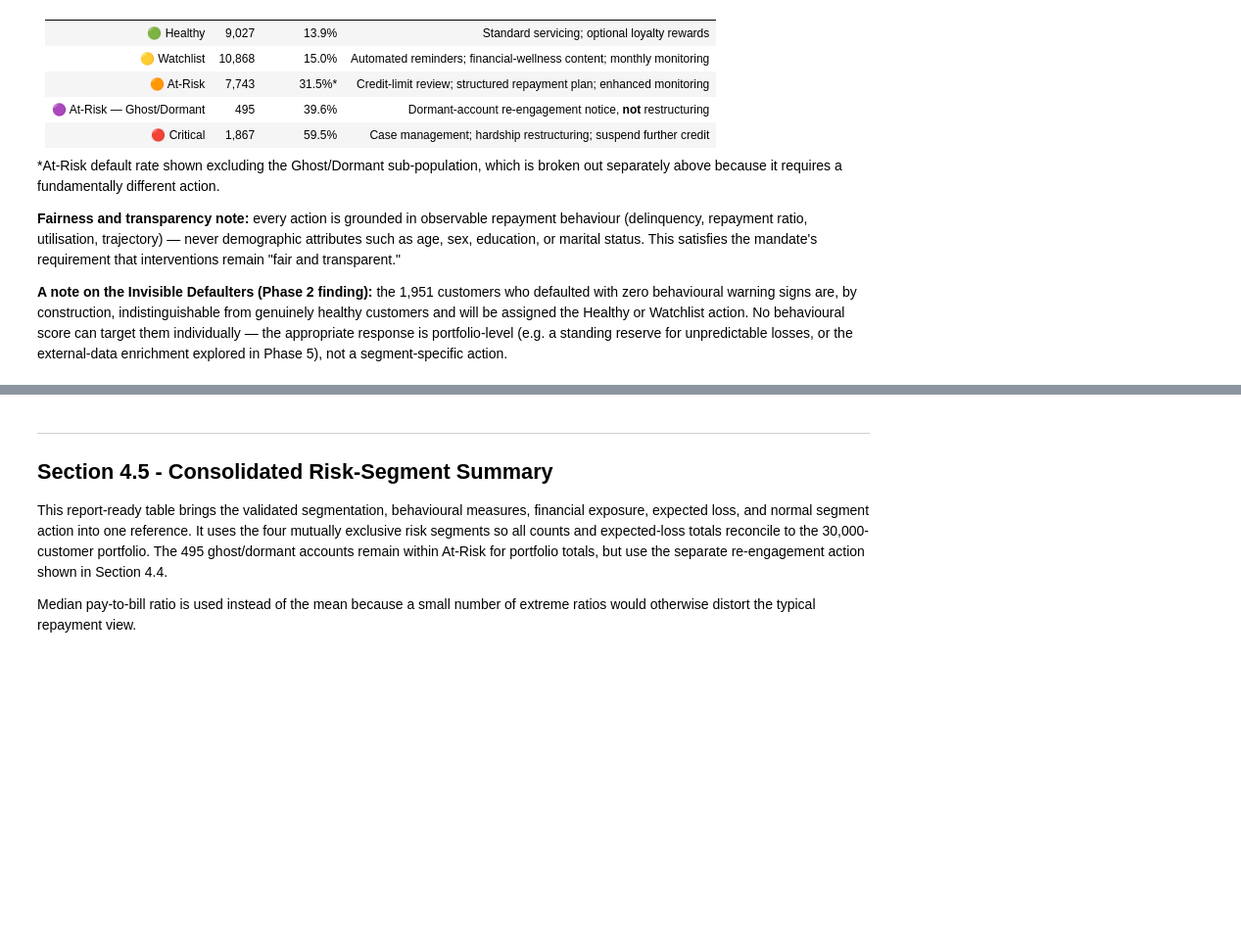
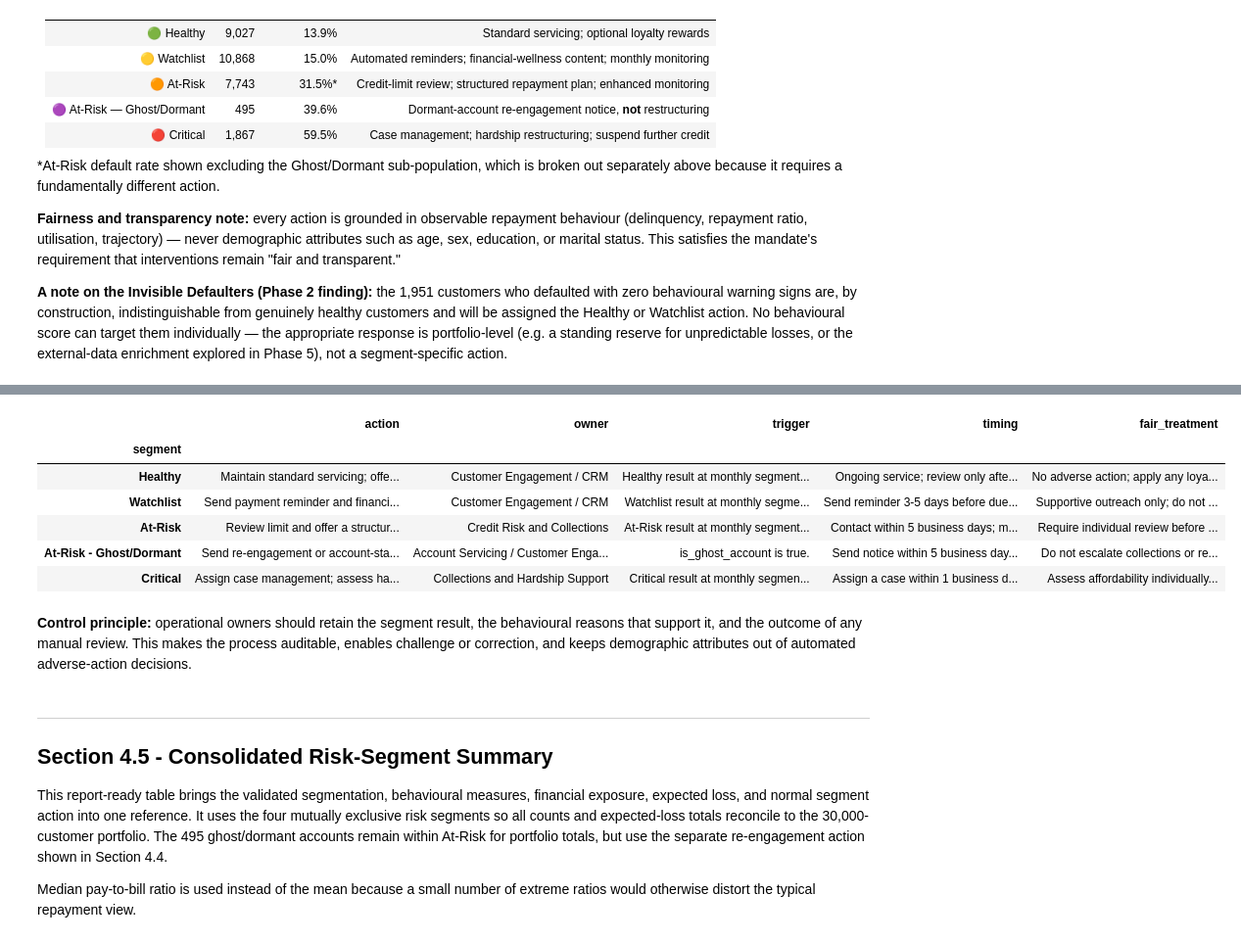
Before and after one commit to dinukaly/CreditScope-Analytics, a Jupyter notebook: phase4_strategic_recommendations.ipynb, the cells around one changed output, grey strips where cells are left out. Shown at 98% size. Cells and saved outputs as stored; diff of their text form; code cells hidden in the pictures; blank space fills up the shorter version.

```diff
--- a/phase4_strategic_recommendations.ipynb
+++ b/phase4_strategic_recommendations.ipynb
@@ -641,3 +646,66 @@ action_summary[[
+# %%
+# Proposed operating controls; these do not change the segmentation or score.
+OPERATING_PLAYBOOK = pd.DataFrame(
+    [
+        {
+            'segment': 'Healthy',
+            'action': 'Maintain standard servicing; offer optional loyalty support.',
+            'owner': 'Customer Engagement / CRM',
+            'trigger': 'Healthy result at monthly segment refresh.',
+            'timing': 'Ongoing service; review only after the next monthly refresh.',
+            'fair_treatment': 'No adverse action; apply any loyalty eligibility consistently.',
+        },
+        {
+            'segment': 'Watchlist',
+            'action': 'Send payment reminder and financial-wellness support.',
+            'owner': 'Customer Engagement / CRM',
+            'trigger': 'Watchlist result at monthly segment refresh.',
+            'timing': 'Send reminder 3-5 days before due date; reassess monthly.',
+            'fair_treatment': 'Supportive outreach only; do not automatically reduce a limit.',
+        },
+        {
+            'segment': 'At-Risk',
+            'action': 'Review limit and offer a structured repayment plan.',
+            'owner': 'Credit Risk and Collections',
+            'trigger': 'At-Risk result at monthly segment refresh.',
+            'timing': 'Contact within 5 business days; monitor monthly.',
+            'fair_treatment': 'Require individual review before credit changes; use behaviour and hardship evidence, not demographics.',
+        },
+        {
+            'segment': 'At-Risk - Ghost/Dormant',
+            'action': 'Send re-engagement or account-status notice before credit action.',
+            'owner': 'Account Servicing / Customer Engagement',
+            'trigger': 'is_ghost_account is true.',
+            'timing': 'Send notice within 5 business days; reassess at response or next refresh.',
+            'fair_treatment': 'Do not escalate collections or reduce limits without active exposure or delinquency evidence.',
+        },
+        {
+            'segment': 'Critical',
+            'action': 'Assign case management; assess hardship or settlement options.',
+            'owner': 'Collections and Hardship Support',
+            'trigger': 'Critical result at monthly segment refresh.',
+            'timing': 'Assign a case within 1 business day; review the case weekly.',
+            'fair_treatment': 'Assess affordability individually and provide a clear explanation and contact route before adverse action.',
+        },
+    ]
+)
+
+assert OPERATING_PLAYBOOK['segment'].is_unique
+assert set(OPERATING_PLAYBOOK['segment']) == {
+    'Healthy', 'Watchlist', 'At-Risk', 'At-Risk - Ghost/Dormant', 'Critical'
+}
+
+OPERATING_PLAYBOOK.set_index('segment')
+# %% [output]
+|  | action | owner | trigger | timing | fair_treatment |
+| segment |  |  |  |  |  |
+| Healthy | Maintain standard servicing; offe... | Customer Engagement / CRM | Healthy result at monthly segment... | Ongoing service; review only afte... | No adverse action; apply any loya... |
+| Watchlist | Send payment reminder and financi... | Customer Engagement / CRM | Watchlist result at monthly segme... | Send reminder 3-5 days before due... | Supportive outreach only; do not ... |
+| At-Risk | Review limit and offer a structur... | Credit Risk and Collections | At-Risk result at monthly segment... | Contact within 5 business days; m... | Require individual review before ... |
+| At-Risk - Ghost/Dormant | Send re-engagement or account-sta... | Account Servicing / Customer Enga... | is_ghost_account is true. | Send notice within 5 business day... | Do not escalate collections or re... |
+| Critical | Assign case management; assess ha... | Collections and Hardship Support | Critical result at monthly segmen... | Assign a case within 1 business d... | Assess affordability individually... |
+# %% [markdown]
+**Control principle:** operational owners should retain the segment result, the behavioural reasons that support it, and the outcome of any manual review. This makes the process auditable, enables challenge or correction, and keeps demographic attributes out of automated adverse-action decisions.
 # %% [markdown]
 ---
 ## Section 4.5 - Consolidated Risk-Segment Summary
```
Also changed, not shown: parts of 1 cell of this notebook.
